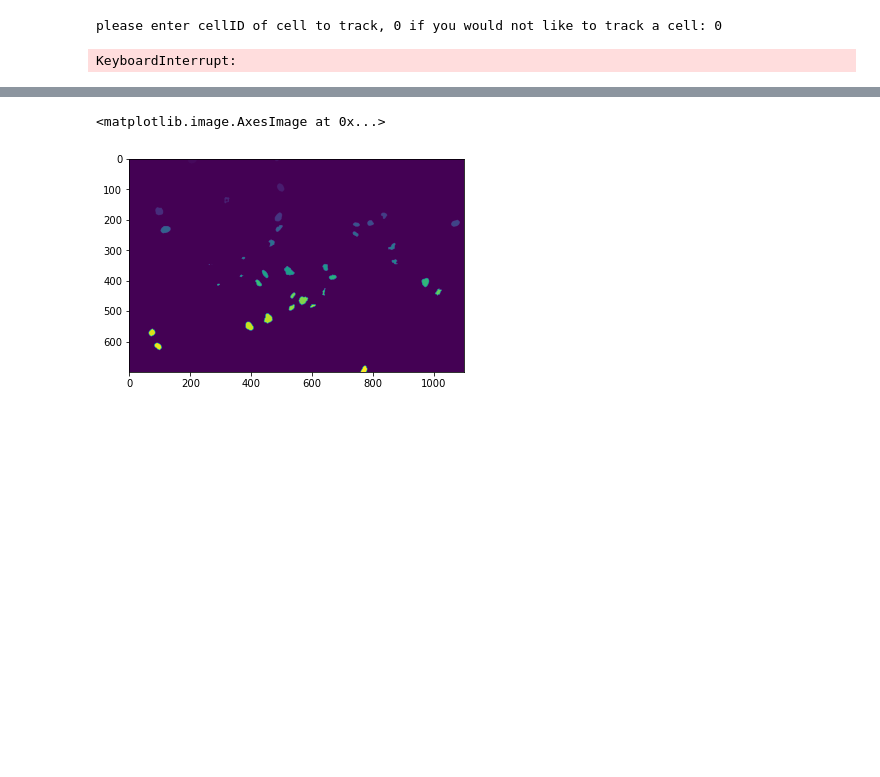
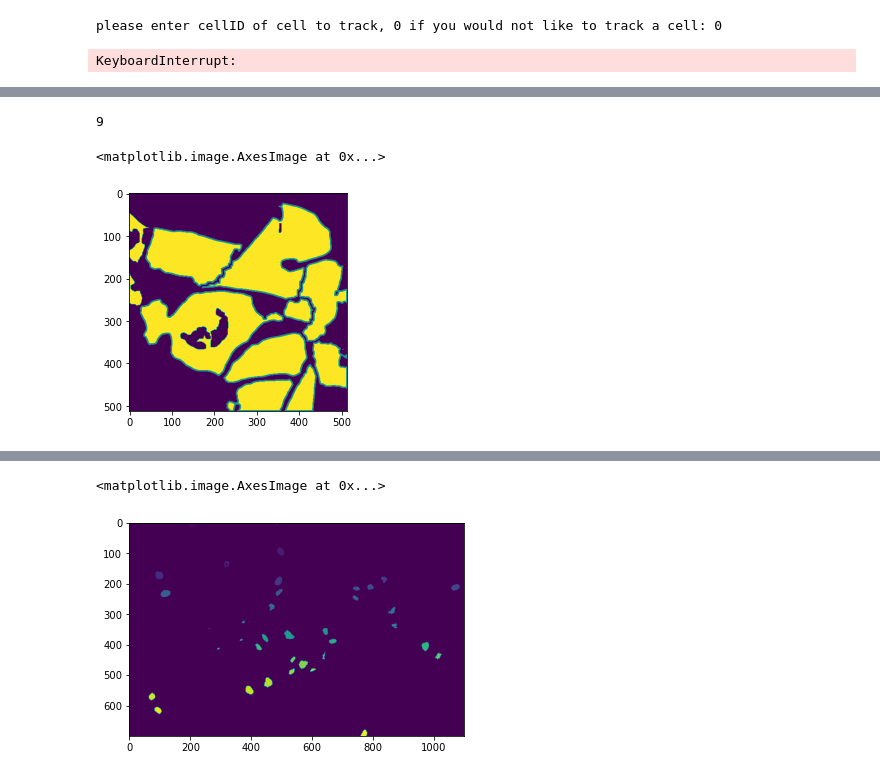
Before and after one commit to deepanshsingh8/DeepVision, a Jupyter notebook: Final/Final_TS_copy.ipynb, the cells around one changed output, grey strips where cells are left out. Drawn from its saved outputs; the diff is of its cells as text; code cells hidden in the pictures; blank space fills up the shorter version.

```diff
--- a/Final/Final_TS_copy.ipynb
+++ b/Final/Final_TS_copy.ipynb
@@ -366,7 +385,7 @@ def mitosis_detection(Black,segmentation_try_1_img,inputCentroids,radiuses):
                 dividing_centers.add(x)
                 cv2.ellipse(segmentation_try_1_img, (int(x[0]), int(x[1])), (20,15), 0, 0, 360, (0,0,255), 2)
 # %%
-cap = cv2.VideoCapture(r"../images/DIC-C2DH-HeLa/Sequence 3 Masks/*.tif")
+cap = cv2.VideoCapture(r"../images/DIC-C2DH-HeLa/Sequence 4 Masks/*.tif")
 
 filter_size = 3
 selectedCell = input("please enter cellID of cell to track, 0 if you would not like to track a cell: ")
@@ -434,0 +491,17 @@ KeyboardInterrupt:
+# %%
+def segmentation_try_1_DIC(frame, gray):
+    kernel_erosion = np.ones((3,3),np.uint8)
+    gray = cv2.erode(gray,kernel_erosion,iterations = 2)
+    label,markers = cv2.connectedComponents(gray)
+    frame_boxes,color_img,radiuses,centers = make_boxes_DIC(frame,gray,markers)
+
+    return color_img,frame_boxes,markers,radiuses,centers
+# %%
+img_path = r"C:\Users\tyson\Downloads\top 3\DIC-C2DH-HeLa\MU-Lux-CZ\03_RES_binary\t100mask.tif"
+frame = cv2.imread(img_path)
+gray = cv2.imread(img_path, -1)
+# kernel_erosion = np.ones((3,3),np.uint8)
+# gray = cv2.erode(gray,kernel_erosion,iterations=2)
+# label,markers = cv2.connectedComponents(gray)
+# frame_boxes,color_img,radiuses,centers = make_boxes_DIC(frame,gray,markers)
+color_img,frame_boxes,markers,radiuses,centers = segmentation_try_1_DIC(frame, gray)
@@ -434,0 +518,9 @@ KeyboardInterrupt:
+# %%
+len(centers)
+# %% [output]
+9
+# %%
+plt.imshow(frame_boxes)
+# %% [output]
+<matplotlib.image.AxesImage at 0x...>
+[figure, added]
```
Also changed, not shown: parts of 12 cells of this notebook, 1 other file.
